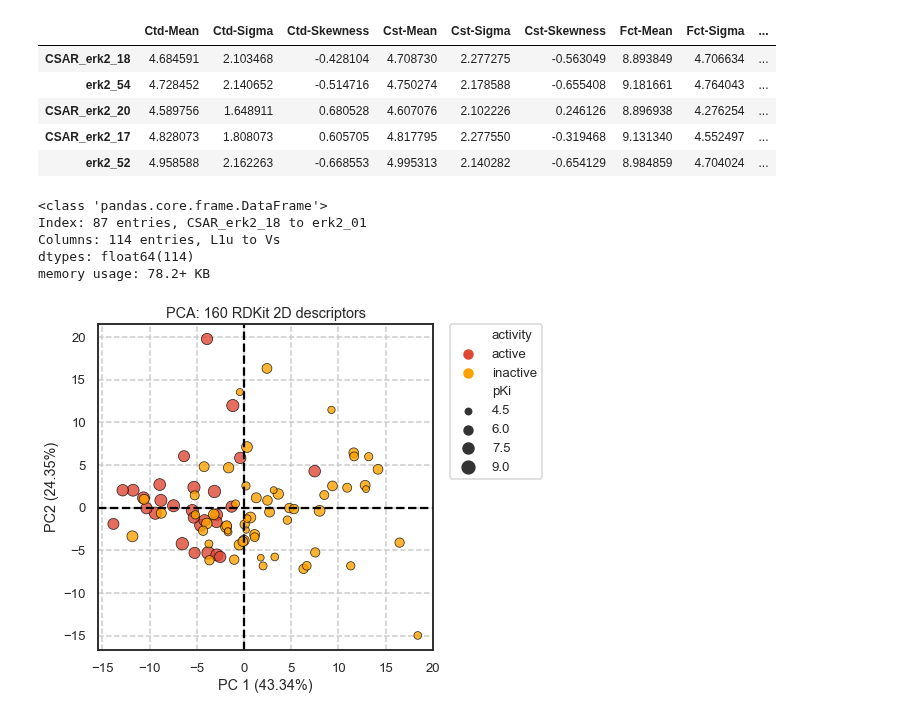
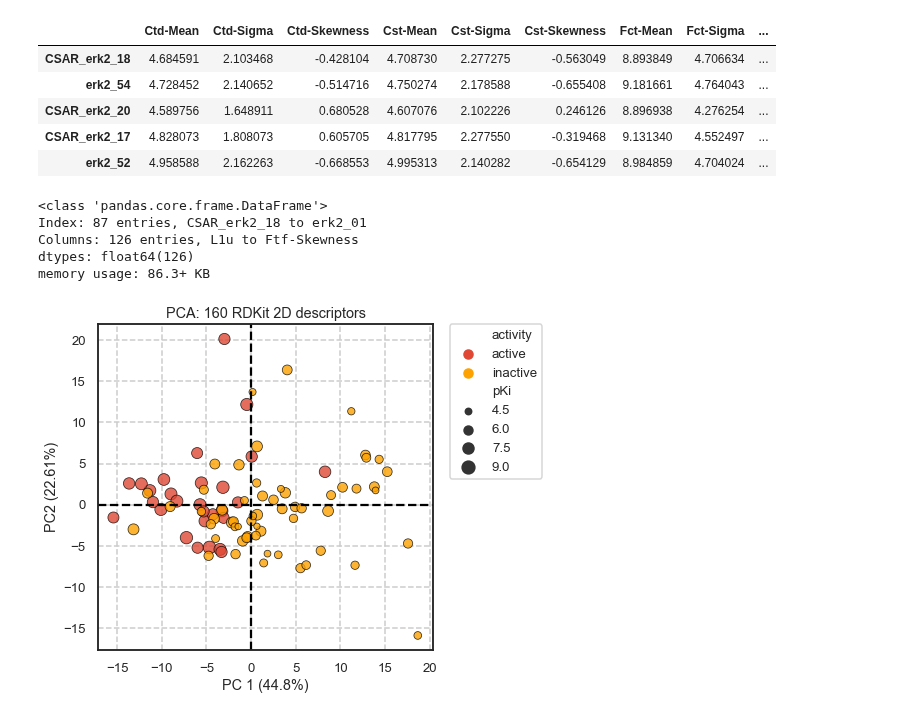
Before and after one commit to jRicciL/ERK2_notebooks, a Jupyter notebook: X_Reviewing_Fourches_work/7_3D_WHIM_URS_Analysis.ipynb, the cells around one changed output. Drawn from its saved outputs; the diff is of its cells as text; code cells hidden in the pictures.

```diff
--- a/X_Reviewing_Fourches_work/7_3D_WHIM_URS_Analysis.ipynb
+++ b/X_Reviewing_Fourches_work/7_3D_WHIM_URS_Analysis.ipynb
@@ -78,13 +78,13 @@ df_usr_all.head()
 # Concat the columns of both datafames
 df_3d_all = pd.concat([df_whim_all, df_usr_all], axis=1)
 # %%
-df_whim_all.info()
+df_3d_all.info()
 # %% [output]
 <class 'pandas.core.frame.DataFrame'>
 Index: 87 entries, CSAR_erk2_18 to erk2_01
-Columns: 114 entries, L1u to Vs
-dtypes: float64(114)
-memory usage: 78.2+ KB
+Columns: 126 entries, L1u to Ftf-Skewness
+dtypes: float64(126)
+memory usage: 86.3+ KB
 # %%
 ### PCA
 # %%
@@ -94,31 +94,31 @@ from sklearn.decomposition import PCA
 # %%
 # Pipeline
 scaler = StandardScaler()
 pca = PCA(n_components=2)
 pca_pipe = Pipeline(steps = [('scaler', scaler), ('pca', pca)])
 
-X_3dwhim = df_3dwhim_all
-pca_pipe.fit(X_3dwhim)
+X_3d = df_3d_all
+pca_pipe.fit(X_3d)
 # Components
-components = pca_pipe.transform(X_3dwhim).T
+components = pca_pipe.transform(X_3d).T
 # Variance ratio
 var_ = (pca_pipe['pca'].explained_variance_ratio_ * 100).round(2)
 
 df_pca = df_erk2_mols[['activity', 'pKi']].copy()
 df_pca['activity'] = ['active' if i else 'inactive' for i in df_pca.activity]
 df_pca['pc1'] = components[0]
 df_pca['pc2'] = components[1]
 
 # Plot the PCS
 fig, ax = plt.subplots(figsize=(6, 6))
 ax.axvline(linestyle='--', color='k')
 ax.axhline(linestyle='--', color='k')
 sns.scatterplot(x='pc1', y='pc2', hue='activity', size='pKi', data=df_pca,
                 ax=ax, palette=['#df4834', '#fda200'], edgecolor='k', alpha=0.8)
 ax.set(title='PCA: 160 RDKit 2D descriptors',
       xlabel=f'PC 1 ({var_[0]}%)', ylabel=f'PC2 ({var_[1]}%)')
 plt.legend(bbox_to_anchor=(1.05, 1), loc=2, borderaxespad=0.)
 plt.grid(linestyle='--')
 plt.show()
 # %% [output]
-[figure, old version]
+[figure, new version]
```
Also changed, not shown: parts of 38 cells of this notebook.
